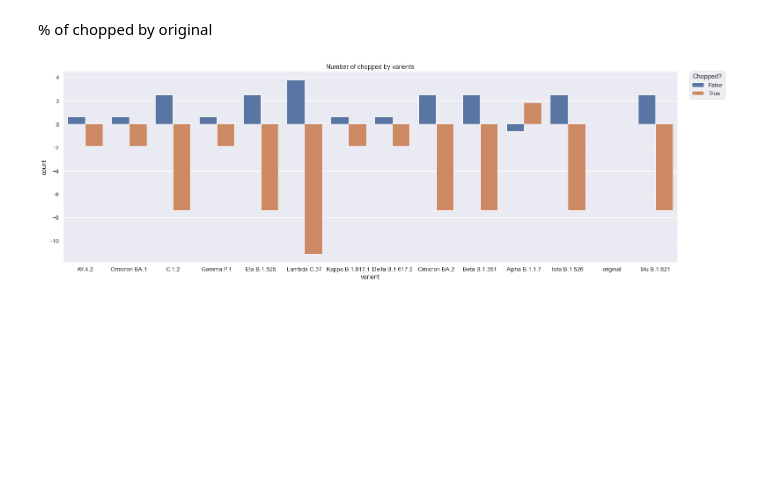
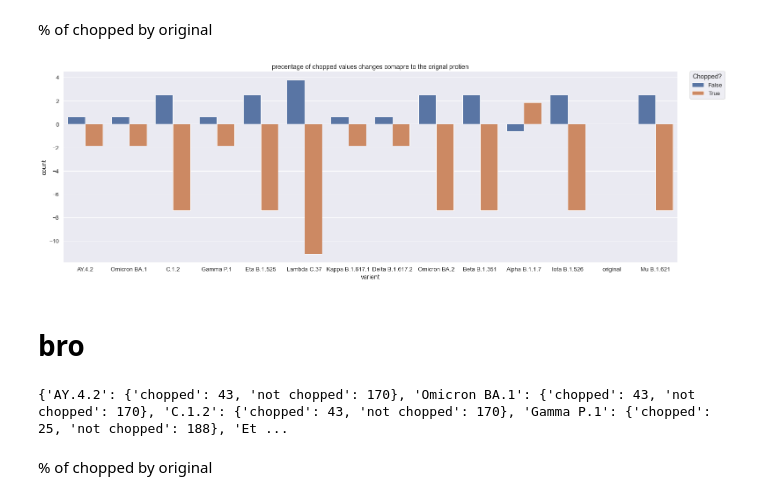
Before and after one commit to itaybroder/mutation_pipline, a Jupyter notebook: analysis/main.ipynb, the cells around one changed output. Drawn from its saved outputs; the diff is of its cells as text; code cells hidden in the pictures; blank space fills up the shorter version.

```diff
--- a/analysis/main.ipynb
+++ b/analysis/main.ipynb
@@ -81,11 +70,23 @@ chopped_counter_df = pd.DataFrame(rows, columns=cols)
 # %%
 sns.set_theme(style="whitegrid")
 sns.set(rc = {'figure.figsize':(25,8)})
 sns.set(font_scale = 1.2)
 ax = sns.barplot(x="varient", y="count", hue="Chopped?", data=chopped_counter_df)
 
-ax.set_title('precentage of value changes comapre to the orignal protien')
+ax.set_title('precentage of chopped values changes comapre to the orignal protien')
 plt.legend(bbox_to_anchor=(1.02, 1), loc='upper left', borderaxespad=0, title="Chopped?")
 plt.savefig("plots/chopped-varient.png", dpi=500, bbox_inches='tight')
 # %% [output]
-[figure, old version]
+[figure, new version]
+# %% [markdown]
+# bro
+# %%
+varient_chopped_counter = {}
+for varient in varient_list:
+    chopped_counter = len(filtered_df[(filtered_df["varient"] == varient )&(filtered_df["Potential"] > 0)])
+    not_chopped_counter = len(filtered_df[(filtered_df["varient"] == varient) & (filtered_df["Potential"] == 0)])
+    varient_chopped_counter[varient] = {"chopped":chopped_counter, "not chopped":not_chopped_counter}
+
+print(varient_chopped_counter)
+# %% [output]
+{'AY.4.2': {'chopped': 43, 'not chopped': 170}, 'Omicron BA.1': {'chopped': 43, 'not chopped': 170}, 'C.1.2': {'chopped': 43, 'not chopped': 170}, 'Gamma P.1': {'chopped': 25, 'not chopped': 188}, 'Et ...
@@ -91,0 +100,2 @@ plt.savefig("plots/chopped-varient.png", dpi=500, bbox_inches='tight')
+# %% [markdown]
+% of chopped by original
```
Also changed, not shown: parts of 5 cells of this notebook, 2 other files.
